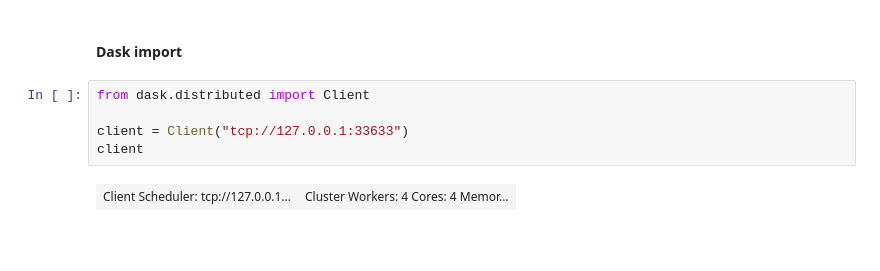
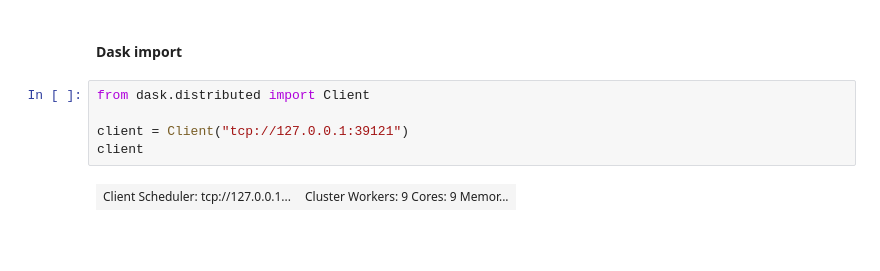
Before and after one commit to el1247/BAS_AI4ER_SAM, a Jupyter notebook: notebooks/exploratory/1.0_el_GMMSampleCreator.ipynb, the cells around one changed output. Drawn from its saved outputs; the diff is of its cells as text.

```diff
--- a/notebooks/exploratory/1.0_el_GMMSampleCreator.ipynb
+++ b/notebooks/exploratory/1.0_el_GMMSampleCreator.ipynb
@@ -5,10 +5,10 @@
 # %%
 from dask.distributed import Client
 
-client = Client("tcp://127.0.0.1:33633")
+client = Client("tcp://127.0.0.1:39121")
 client
 # %% [output]
-| Client Scheduler: tcp://127.0.0.1... | Cluster Workers: 4 Cores: 4 Memor... |
+| Client Scheduler: tcp://127.0.0.1... | Cluster Workers: 9 Cores: 9 Memor... |
 # %% [markdown]
 <br>
 # %% [markdown]
```
Also changed, not shown: parts of 6 cells of this notebook, 3 other files.
